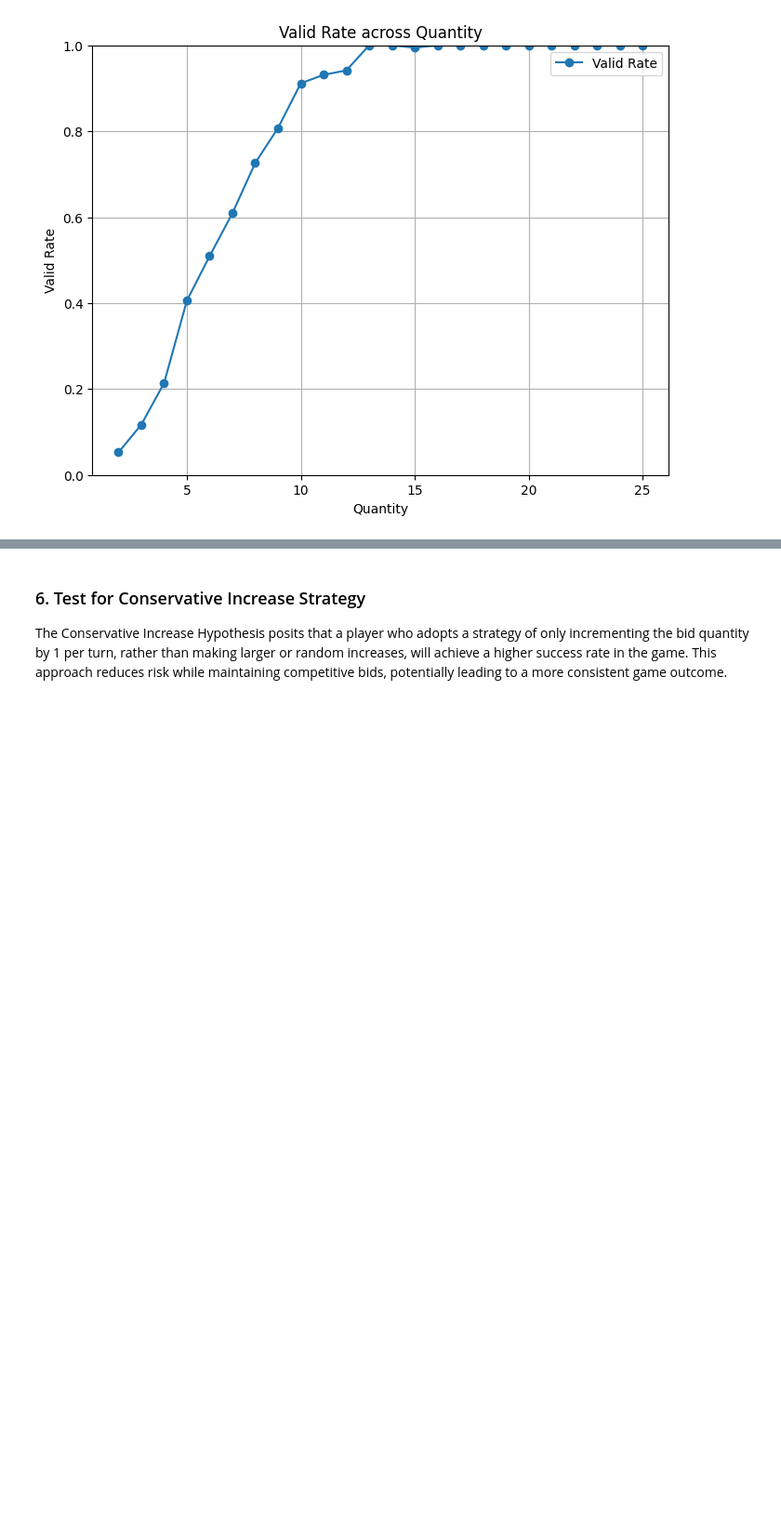
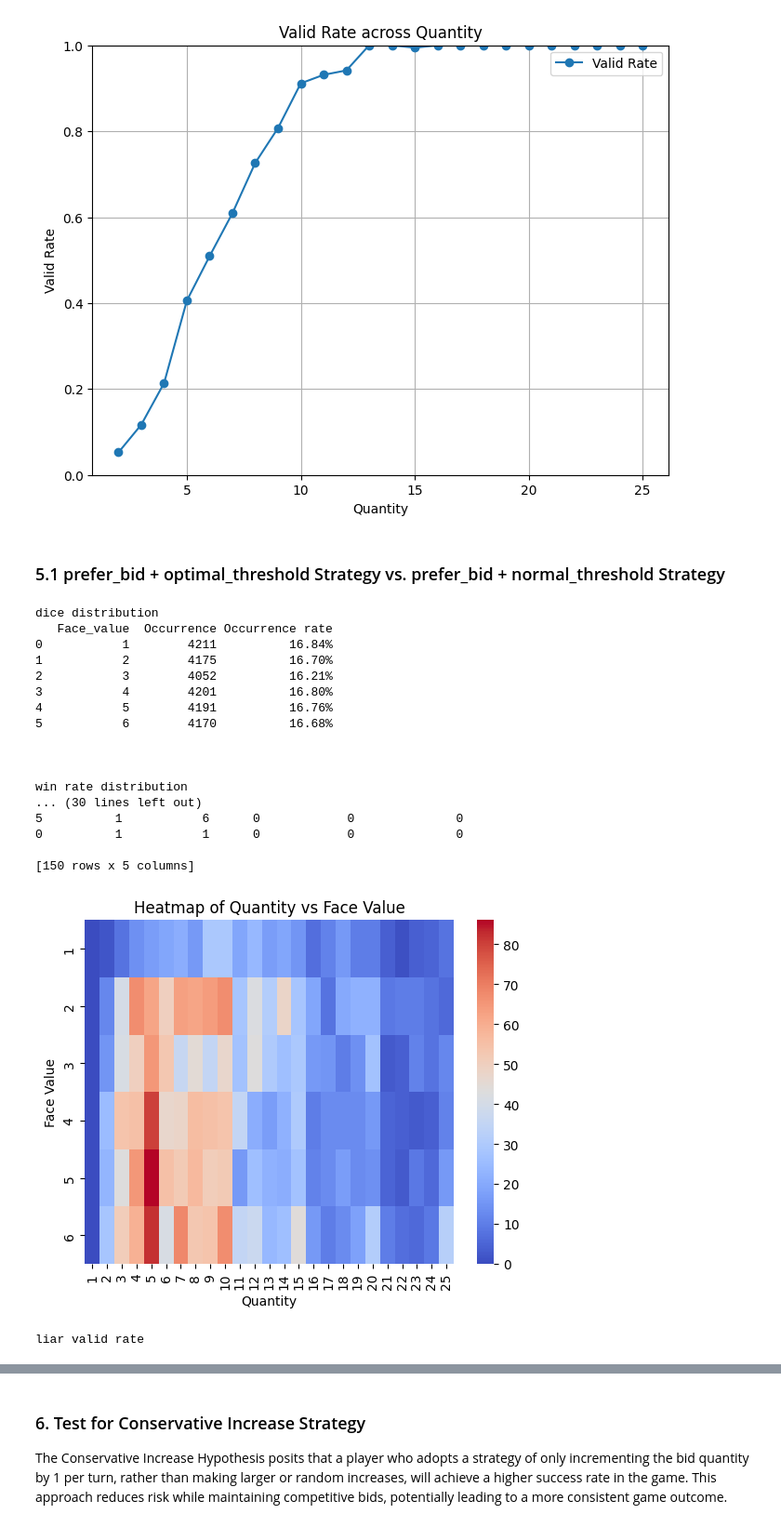
Before and after one commit to iSchool-597PR/2024Fall_projects, a Jupyter notebook: Validation.ipynb, the cells around one changed output, grey strips where cells are left out. Shown at 93% size. Cells and saved outputs as stored; diff of their text form; code cells hidden in the pictures; blank space fills up the shorter version.

```diff
--- a/Validation.ipynb
+++ b/Validation.ipynb
@@ -521,3 +521,5 @@ win rate distribution
 [figure]
 liar valid rate
 [figure]
+# %% [markdown]
+### 5.1 prefer_bid + optimal_threshold Strategy vs. prefer_bid + normal_threshold Strategy
@@ -523,0 +545,36 @@ liar valid rate
+# %%
+#check
+print("dice distribution")
+validation_test.check_original_dices()
+print("\n" * 2)
+print("win rate distribution")
+validation_test.check_win_rate()
+print("\n" * 2)
+print("first player distribution")
+validation_test.check_first_player()
+print("\n" * 2)
+print("challenge bid distribution")
+validation_test.check_liar_call()
+print("\n" * 2)
+print("liar valid rate")
+validation_test.check_liar_valid_rate()
+# %% [output]
+dice distribution
+   Face_value  Occurrence Occurrence rate
+0           1        4211          16.84%
+1           2        4175          16.70%
+2           3        4052          16.21%
+3           4        4201          16.80%
+4           5        4191          16.76%
+5           6        4170          16.68%
+
+
+
+win rate distribution
+... (30 lines left out)
+5          1           6      0            0              0
+0          1           1      0            0              0
+
+[150 rows x 5 columns]
+[figure, added]
+liar valid rate
```
Also changed, not shown: parts of 4 cells of this notebook.
